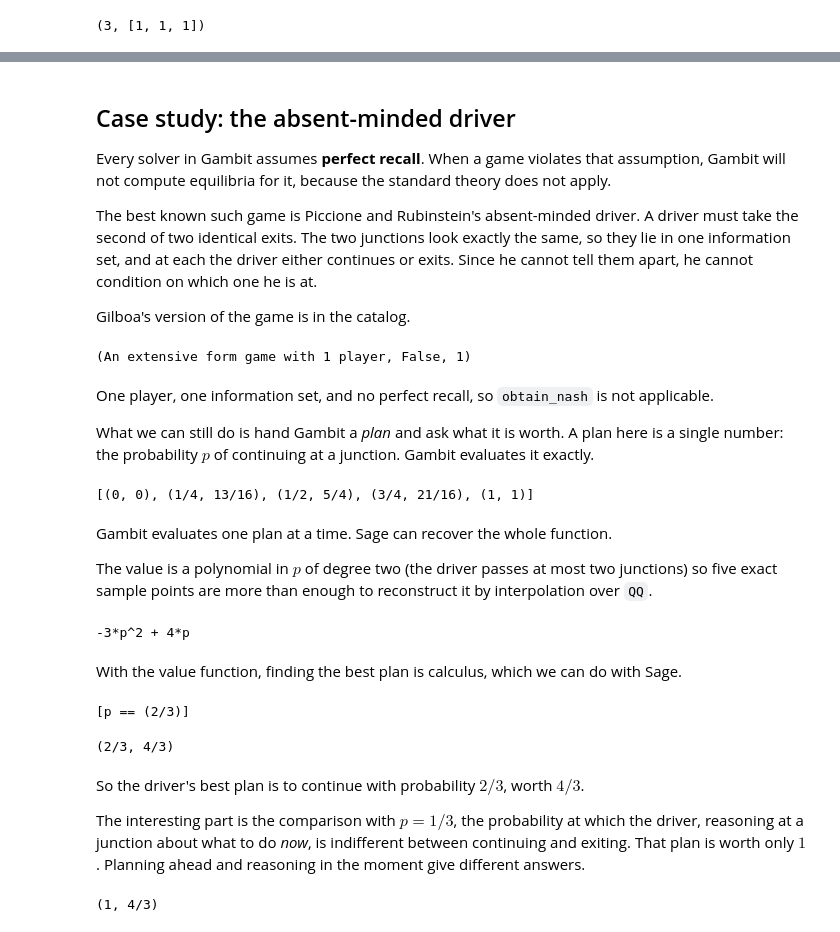
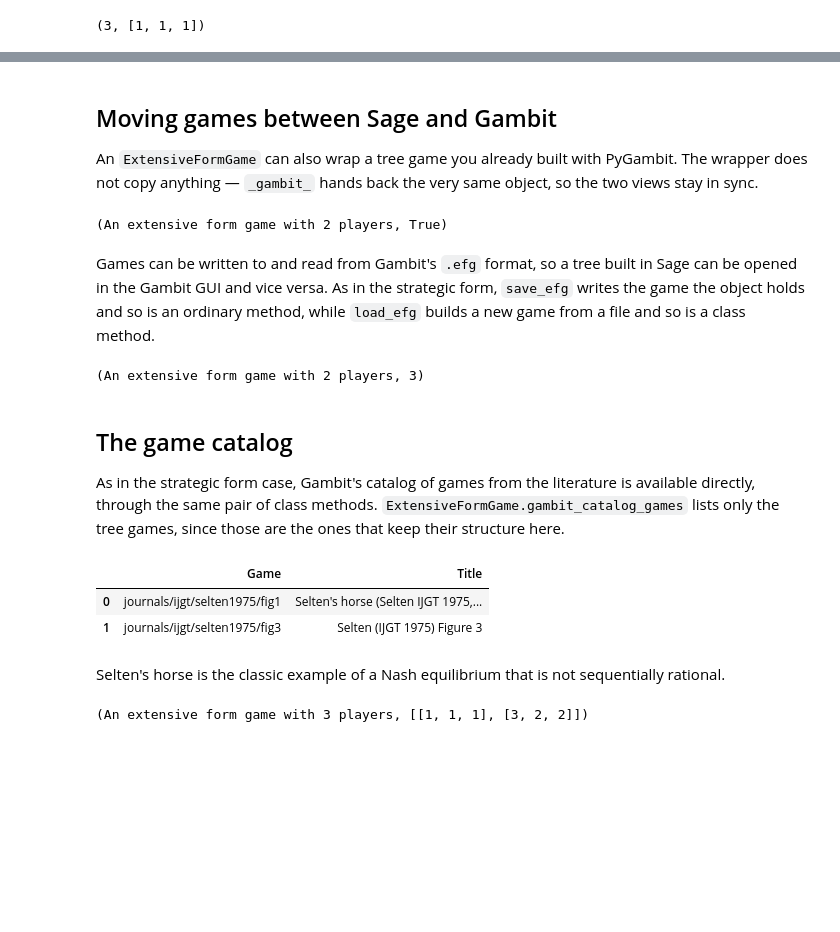
Before and after one commit to gambitproject/gambit, a Jupyter notebook: doc/tutorials/interoperability_tutorials/sagemath_extensive_form.ipynb, the cells around one changed output, grey strips where cells are left out. Cells and saved outputs as stored; diff of their text form; code cells hidden in the pictures; blank space fills up the shorter version.

```diff
--- a/doc/tutorials/interoperability_tutorials/sagemath_extensive_form.ipynb
+++ b/doc/tutorials/interoperability_tutorials/sagemath_extensive_form.ipynb
@@ -239,68 +263,44 @@ The usual tool for ruling out the other one is subgame perfection, and here it i
 # %% [markdown]
-## Case study: the absent-minded driver
+## Moving games between Sage and Gambit
 
-Every solver in Gambit assumes **perfect recall**. When a game violates that assumption, Gambit will not compute equilibria for it, because the standard theory does not apply.
-
-The best known such game is Piccione and Rubinstein's absent-minded driver. A driver must take the second of two identical exits. The two junctions look exactly the same, so they lie in one information set, and at each the driver either continues or exits. Since he cannot tell them apart, he cannot condition on which one he is at.
-
-Gilboa's version of the game is in the catalog.
+An `ExtensiveFormGame` can also wrap a tree game you already built with PyGambit. The wrapper does not copy anything — `_gambit_` hands back the very same object, so the two views stay in sync.
 # %%
-driver = ExtensiveFormGame()
-driver.load_from_gambit_catalog("journals/geb/gilboa1997/fig1", info=False)
+tree = gbt.Game.new_tree(players=["Alice", "Bob"], title="tiny")
+tree.append_move(tree.root, tree.players["Alice"], ["L", "R"])
+for leaf, label, payoff in zip(tree.root.children, ["L", "R"],
+                              [[2, 5], [3, 1]], strict=True):
+    tree.set_outcome(leaf, tree.add_outcome(label, payoff))
 
-driver, driver.is_perfect_recall, len(driver.infosets)
+wrapped = ExtensiveFormGame(tree)
+wrapped, wrapped._gambit_() is tree
 # %% [output]
-(An extensive form game with 1 player, False, 1)
+(An extensive form game with 2 players, True)
 # %% [markdown]
-One player, one information set, and no perfect recall, so `obtain_nash` is not applicable.
-
-What we can still do is hand Gambit a *plan* and ask what it is worth. A plan here is a single number: the probability $p$ of continuing at a junction. Gambit evaluates it exactly.
+Games can be written to and read from Gambit's `.efg` format, so a tree built in Sage can be opened in the Gambit GUI and vice versa.
+As in the strategic form, `save_efg` writes the game the object holds and so is an ordinary method, while `load_efg` builds a new game from a file and so is a class method.
 # %%
-game = driver._gambit_()
+path = tmp_filename(ext=".efg")
+poker.save_efg(path)
 
-
-def value(p):
-    """Expected payoff of continuing with probability ``p`` at each junction."""
-    plan = game.mixed_behavior_profile(rational=True)
-    plan[game.actions["B"]] = Fraction(str(p))
-    plan[game.actions["E"]] = Fraction(str(1 - p))
-    return QQ(plan.payoff(game.players["Player 1"]))
-
-
-[(p, value(p)) for p in [0, 1/4, 1/2, 3/4, 1]]
+reloaded = ExtensiveFormGame.load_efg(path)
+reloaded, len(reloaded.infosets)
 # %% [output]
-[(0, 0), (1/4, 13/16), (1/2, 5/4), (3/4, 21/16), (1, 1)]
+(An extensive form game with 2 players, 3)
 # %% [markdown]
-Gambit evaluates one plan at a time. Sage can recover the whole function.
+## The game catalog
 
-The value is a polynomial in $p$ of degree two (the driver passes at most two junctions) so five exact sample points are more than enough to reconstruct it by interpolation over `QQ`.
+As in the strategic form case, Gambit's catalog of games from the literature is available directly, through the same pair of class methods. `ExtensiveFormGame.gambit_catalog_games` lists only the tree games, since those are the ones that keep their structure here.
 # %%
-R = QQ["p"]
-value_polynomial = R.lagrange_polynomial([(p, value(p))
-                                          for p in [0, 1/4, 1/2, 3/4, 1]])
-value_polynomial
+ExtensiveFormGame.gambit_catalog_games(n_players=3)
 # %% [output]
--3*p^2 + 4*p
+|  | Game | Title |
+| 0 | journals/ijgt/selten1975/fig1 | Selten's horse (Selten IJGT 1975,... |
+| 1 | journals/ijgt/selten1975/fig3 | Selten (IJGT 1975) Figure 3 |
 # %% [markdown]
-With the value function, finding the best plan is calculus, which we can do with Sage.
+Selten's horse is the classic example of a Nash equilibrium that is not sequentially rational.
 # %%
-p = var("p")
-expected_value = value_polynomial(p)
+horse = ExtensiveFormGame.load_from_gambit_catalog("journals/ijgt/selten1975/fig1")
 
-critical_points = solve(diff(expected_value, p) == 0, p)
-critical_points
+horse, payoff_table(horse, horse.obtain_nash(algorithm="enumpure"))
 # %% [output]
-[p == (2/3)]
+(An extensive form game with 3 players, [[1, 1, 1], [3, 2, 2]])
-# %%
-p_star = critical_points[0].rhs()
-p_star, expected_value.subs(p=p_star)
-# %% [output]
-(2/3, 4/3)
-# %% [markdown]
-So the driver's best plan is to continue with probability $2/3$, worth $4/3$.
-
-The interesting part is the comparison with $p = 1/3$, the probability at which the driver, reasoning at a junction about what to do *now*, is indifferent between continuing and exiting. That plan is worth only $1$. Planning ahead and reasoning in the moment give different answers.
-# %%
-value(1/3), value(p_star)
-# %% [output]
-(1, 4/3)
```
Also changed, not shown: parts of 52 cells of this notebook, 1 other file.
